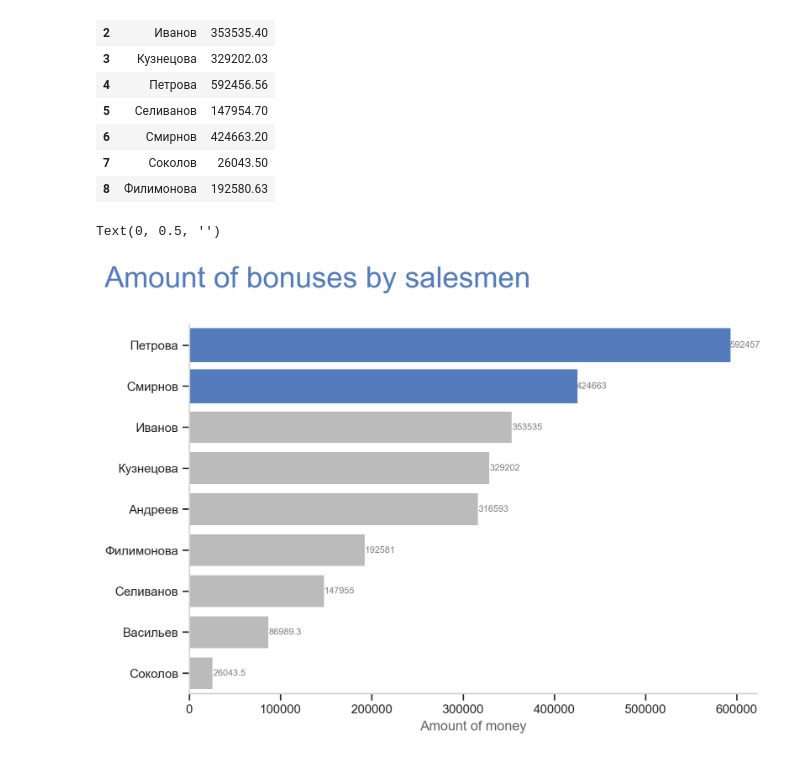
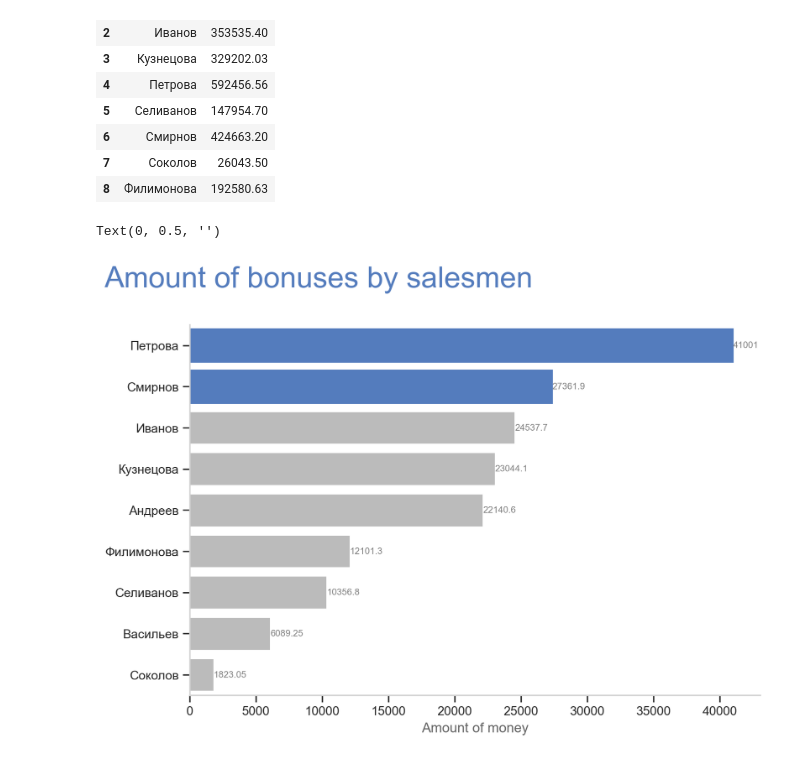
Before and after one commit to vuichka/test-topface, a Jupyter notebook: testovoe.ipynb, the cells around one changed output. Cells and saved outputs as stored; diff of their text form; code cells hidden in the pictures.

```diff
--- a/testovoe.ipynb
+++ b/testovoe.ipynb
@@ -444,9 +446,9 @@ array(['оплачено', 'просрочено', 'в работе', 'на по
       dtype=object)
 # %%
 def conditions(s):
-    if (s['status'] == 'оплачено') & (s['document'] == 'оригинал'):
+    if s['status'] == 'оплачено' and s['document'] == 'оригинал':
         return s['sum'] * 0.07
-    if (s.status.isin(['в работе', 'на подписании'])) & (s['document'] == 'оригинал'):
+    if s.status in ['в работе', 'на подписании'] and s['document'] == 'оригинал':
         if s['sum'] > 10000:
             return s['sum'] * 0.05
         else:
@@ -469,25 +471,25 @@ df[df['dt'] <= '2021-07-01'].groupby('sale', as_index=False).agg({'sum': 'sum'})
 # %%
 fig = plt.figure(figsize=(9, 6))
 
 ax = sns.barplot(data=df[df['dt'] <= '2021-07-01'].groupby(
     'sale', as_index=False).agg({
-        'sum': 'sum'
-    }).sort_values('sum', ascending=False),
-                 x='sum',
+        'bonus': 'sum'
+    }).sort_values('bonus', ascending=False),
+                 x='bonus',
                  y='sale',
                  color="#BBBBBB")
 for i in range(2):
     ax.patches[i].set_color('#547CBD')
 ax.bar_label(ax.containers[0], fontsize=8, color='#808080')
 
 plt.suptitle('Amount of bonuses by salesmen', fontsize=26,\
              x=0.3 ,va='top', color='#547CBD', y=1)
 
 sns.despine()
 ax.spines['left'].set_color('lightgray')
 ax.spines['bottom'].set_color('lightgray')
 plt.xlabel('Amount of money', color='#616161')
 plt.ylabel('')
 # %% [output]
 Text(0, 0.5, '')
-[figure, old version]
+[figure, new version]
```
Also changed, not shown: parts of 3 cells of this notebook.
